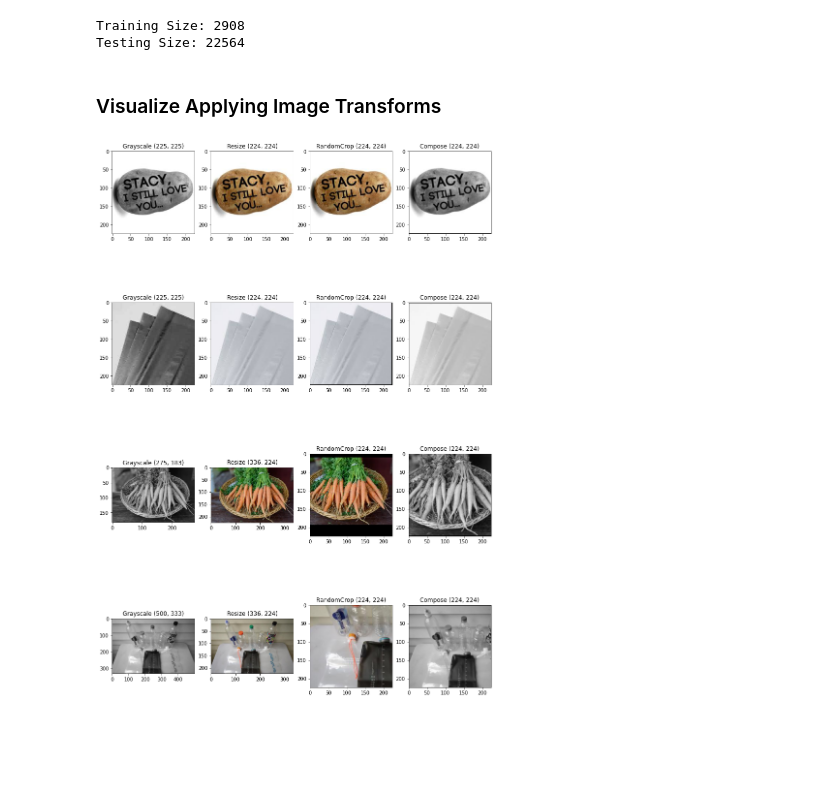
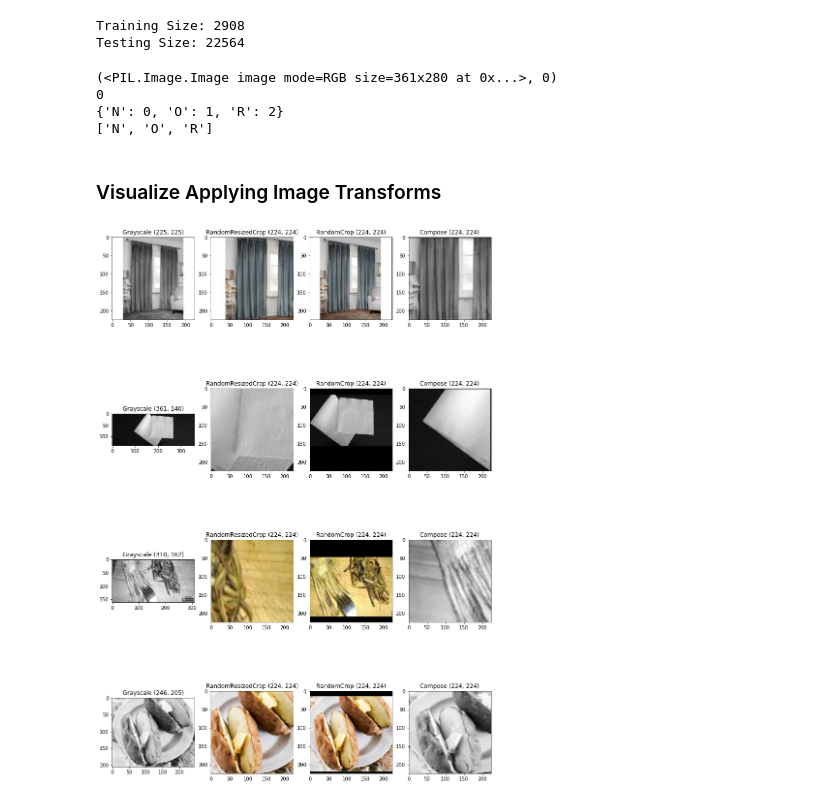
Before and after one commit to deepMind1234/Compostable, a Jupyter notebook: classifier/data_vis.ipynb, the cells around one changed output. Cells and saved outputs as stored; diff of their text form; code cells hidden in the pictures; blank space fills up the shorter version.

Commit message:
Added training code

```diff
--- a/classifier/data_vis.ipynb
+++ b/classifier/data_vis.ipynb
@@ -14,35 +14,45 @@ print("Testing Size:", len(test_data))
 # %% [output]
 Training Size: 2908
 Testing Size: 22564
+# %%
+print(train_data[0])
+print(train_data.class_to_idx['N'])
+print(train_data.class_to_idx)
+print(train_data.classes)
+# %% [output]
+(<PIL.Image.Image image mode=RGB size=361x280 at 0x...>, 0)
+0
+{'N': 0, 'O': 1, 'R': 2}
+['N', 'O', 'R']
 # %% [markdown]
 ### Visualize Applying Image Transforms
 # %%
 IMG_DIM = 224
 gray = transforms.Grayscale(1)
-scale = transforms.Resize(IMG_DIM)
+scale = transforms.RandomResizedCrop(IMG_DIM)
 crop = transforms.RandomCrop(IMG_DIM,padding=2, pad_if_needed=True)
 composed = transforms.Compose([
     gray,
     scale,
     crop
 ])
 # Apply each of the above transforms on sample.
 
 a = 4  # number of rows
 b = 4  # number of columns
 c = 1  # initialize plot counter
 fig = plt.figure(figsize=(14,22))
 inds = np.random.randint(0,len(train_data),a)
 for i in inds:
     sample, label = train_data[i]
     for j, tsfrm in enumerate([gray,scale, crop, composed]):
         transformed_sample = tsfrm(sample)
 
         ax = plt.subplot(a, b, c)
         ax.imshow(transformed_sample, cmap="gray")
         ax.set_title(f"{type(tsfrm).__name__} {transformed_sample.size}")
         c += 1
 
 plt.show()
 # %% [output]
-[figure, old version]
+[figure, new version]
```
Also changed, not shown: 1 other file.
